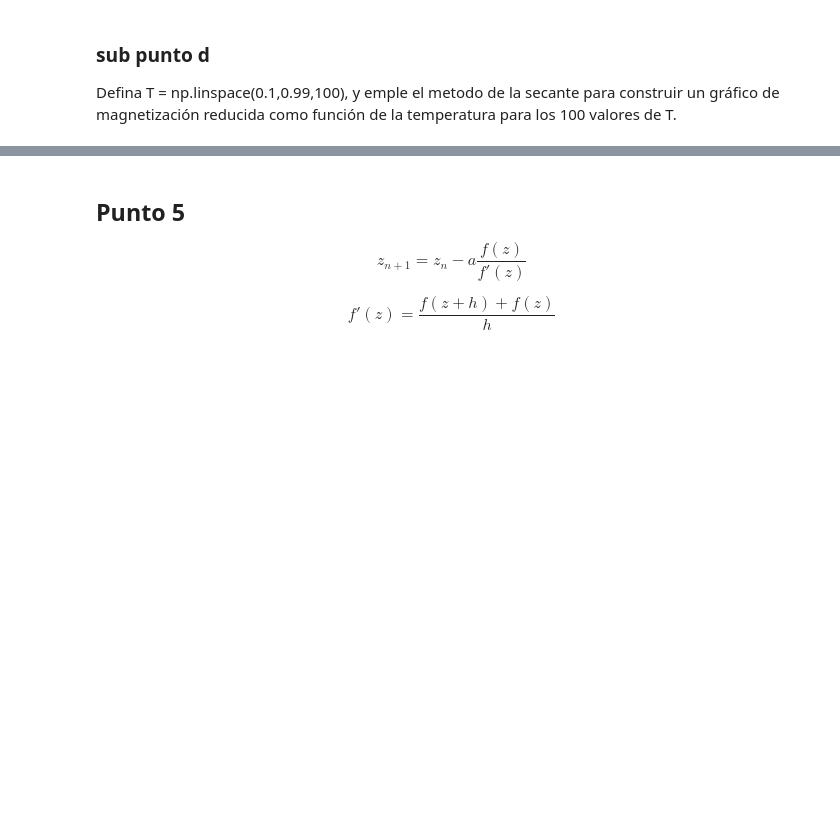
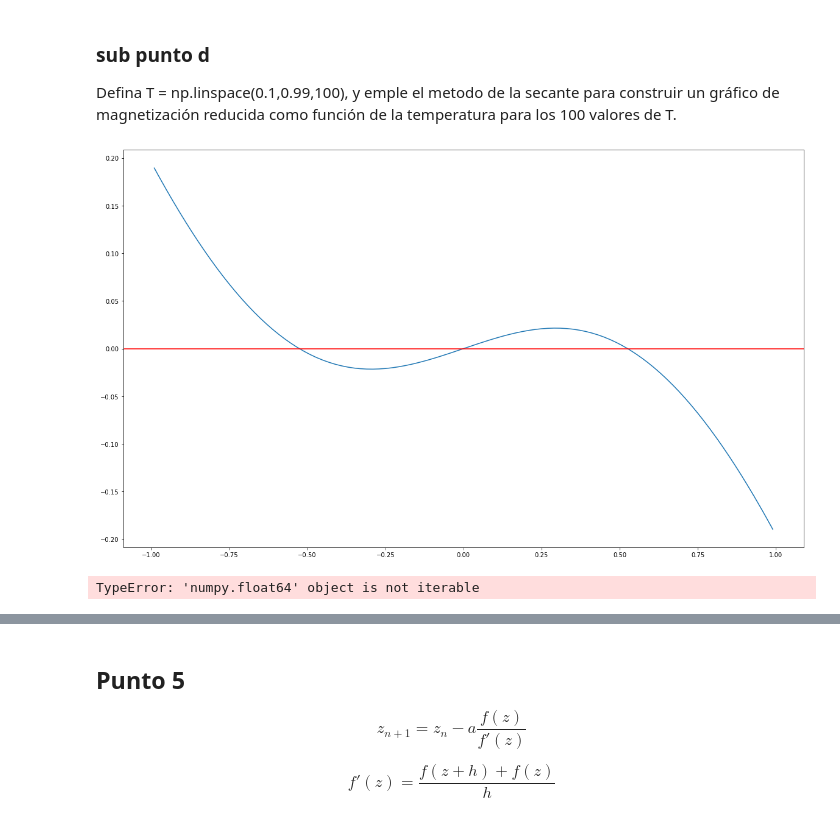
Before and after one commit to hernansalinas/CursoMetodosComputacionales, a Jupyter notebook: Entregas/Severiche_203/Laboratorio_05.ipynb, the cells around one changed output, grey strips where cells are left out. Saved outputs shown, nothing was run; the diff lists cells and outputs as text; code cells hidden in the pictures; blank space fills up the shorter version.

```diff
--- a/Entregas/Severiche_203/Laboratorio_05.ipynb
+++ b/Entregas/Severiche_203/Laboratorio_05.ipynb
@@ -143,0 +117,7 @@ def F_caida(t,so,g,m,k):
+# %%
+# Grafica de la funcion
+Val_graf_x = np.linspace(-20,20,1000)
+Val_graf_y = np.zeros(len(Val_graf_x))
+# %%
+for i in range(0,len(Val_graf_y)):
+    Val_graf_y[i] = F_caida(Val_graf_x[i],P2_so,P2_g,P2_m,P2_k)
@@ -215,11 +193,24 @@ array(-3.88995177e-05)
 
 Defina T = np.linspace(0.1,0.99,100), y emple el metodo de la secante para construir un gráfico de magnetización reducida como función de la temperatura para los  100 valores  de T.
 # %%
-P3_val_T = np.linspace(0.1,0.99,100)
+P3_val_T = np.linspace(-0.99,0.99,100)
+# %%
+P3_val_m = np.zeros(len(P3_val_T))
+for i,val in enumerate(P3_val_T):
+    P3_val_m[i] = magne_media(val,0.9)
+# %%
+plt.figure(figsize=(20,12))
+plt.plot(P3_val_T,P3_val_m)
+plt.axhline(0,color="red")
+plt.show()
+# %% [output]
+[figure, added]
 # %%
 P3_val_mag = np.zeros(len(P3_val_T))
 for i in range(0,len(P3_val_T)):
-    P3_val_mag[i] = opt.newton(magne_media,P3_xo_newton,args=tuple([P3_val_T[i]]))
+    P3_val_mag[i] = opt.bisect(magne_media,0.01,1,tuple(P3_val_T[i]))
+# %% [output]
+TypeError: 'numpy.float64' object is not iterable
 # %%
 plt.figure(figsize=(12,8))
 plt.plot(P3_val_T,P3_val_mag)
```
Also changed, not shown: parts of 20 cells of this notebook.
